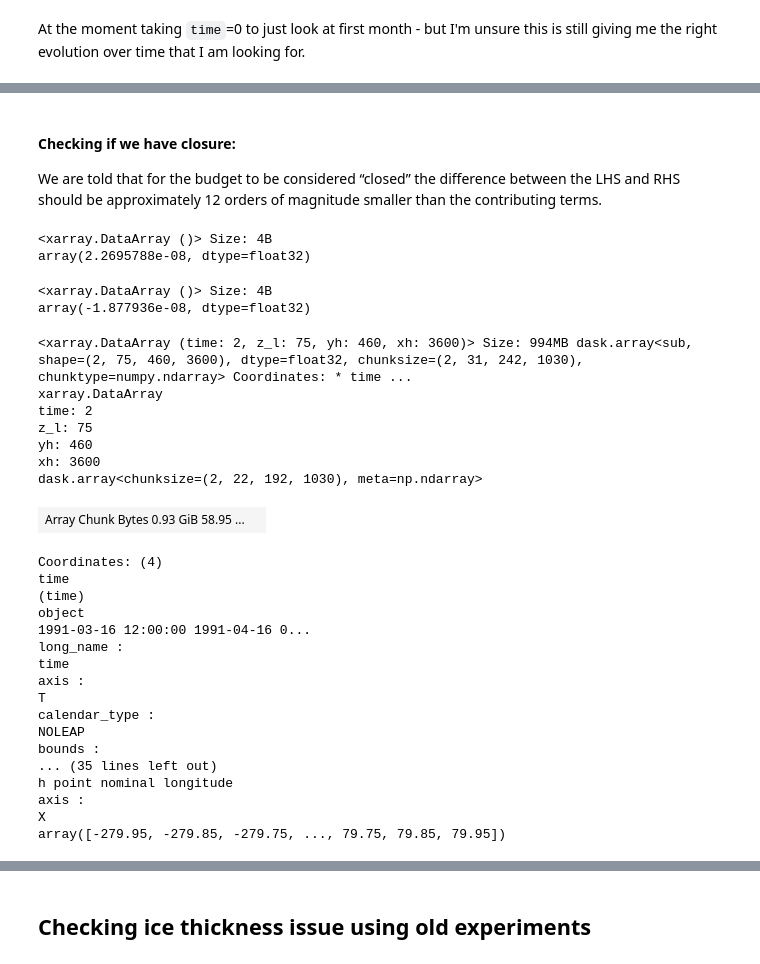
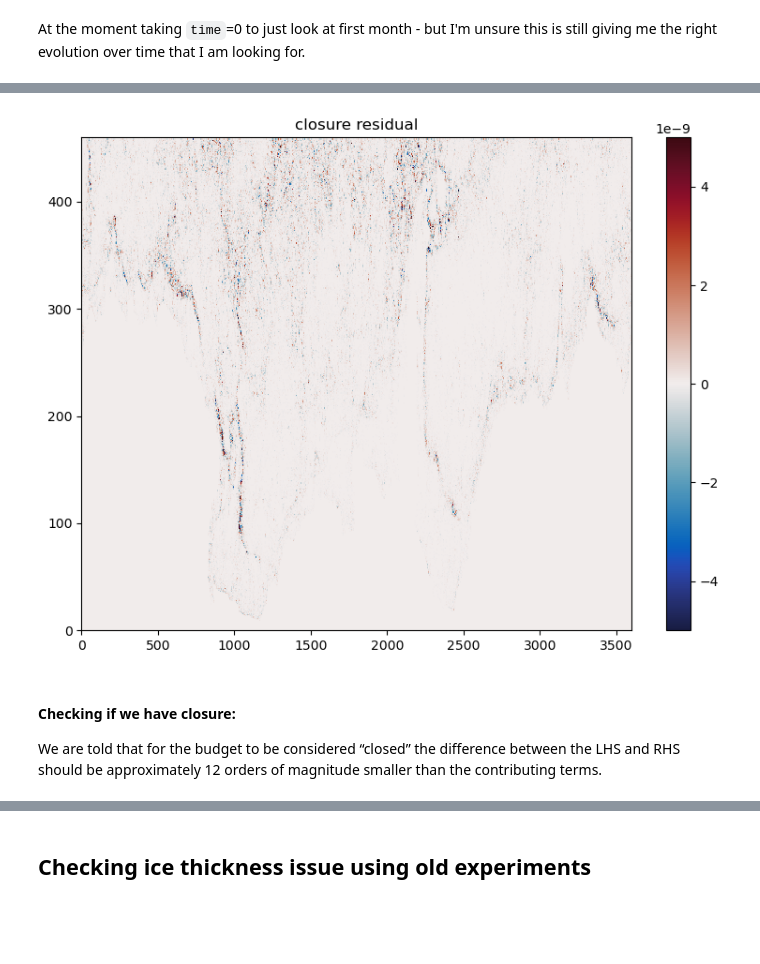
Before and after one commit to KZCurtin/access-panan-comparison, a Jupyter notebook: config-testing/Month salt budgets/MonthTest_pan01_M.ipynb, the cells around one changed output, grey strips where cells are left out. Drawn from its saved outputs; the diff is of its cells as text; code cells hidden in the pictures; blank space fills up the shorter version.

Commit message:
new salt budgets with corrected data

```diff
--- a/config-testing/Month salt budgets/MonthTest_pan01_M.ipynb
+++ b/config-testing/Month salt budgets/MonthTest_pan01_M.ipynb
@@ -159,3 +156,21 @@ plt.tight_layout()
+# %%
+# Plotting just the residual
+
+fig, ax = plt.subplots(figsize=(8, 6))
+
+im = ax.pcolormesh(
+    residual,
+    cmap=cm.cm.balance,
+    vmin=-.5e-8,
+    vmax=.5e-8,
+)
+
+plt.colorbar(im, ax=ax)
+ax.set_title('closure residual')
+
+plt.tight_layout()
+# %% [output]
+[figure, added]
 # %% [markdown]
 #### Checking if we have closure:
 We are told that for the budget to be considered “closed” the difference between the LHS and RHS should be approximately 12 orders of magnitude smaller than the contributing terms.
@@ -164,38 +176,0 @@ closure = lhs_total - rhs_total
-# %%
-closure.max().compute()
-# %% [output]
-<xarray.DataArray ()> Size: 4B
-array(2.2695788e-08, dtype=float32)
-# %%
-closure.min().compute()
-# %% [output]
-<xarray.DataArray ()> Size: 4B
-array(-1.877936e-08, dtype=float32)
-# %%
-closure
-# %% [output]
-<xarray.DataArray (time: 2, z_l: 75, yh: 460, xh: 3600)> Size: 994MB dask.array<sub, shape=(2, 75, 460, 3600), dtype=float32, chunksize=(2, 31, 242, 1030), chunktype=numpy.ndarray> Coordinates: * time ...
-xarray.DataArray
-time: 2
-z_l: 75
-yh: 460
-xh: 3600
-dask.array<chunksize=(2, 22, 192, 1030), meta=np.ndarray>
-| Array Chunk Bytes 0.93 GiB 58.95 ... |  |
-Coordinates: (4)
-time
-(time)
-object
-1991-03-16 12:00:00 1991-04-16 0...
-long_name :
-time
-axis :
-T
-calendar_type :
-NOLEAP
-bounds :
-... (35 lines left out)
-h point nominal longitude
-axis :
-X
-array([-279.95, -279.85, -279.75, ..., 79.75, 79.85, 79.95])
```
Also changed, not shown: parts of 11 cells of this notebook, 1 other file.
